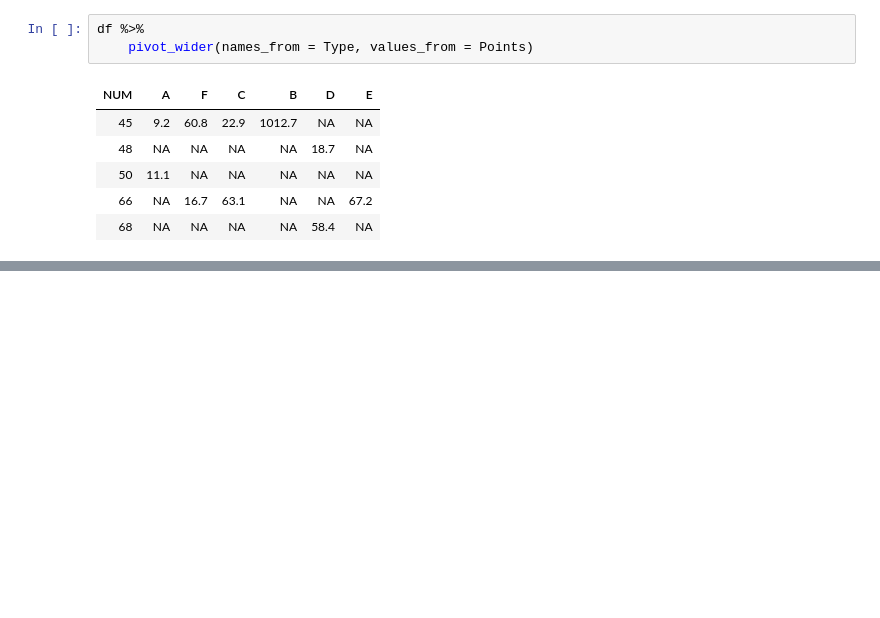
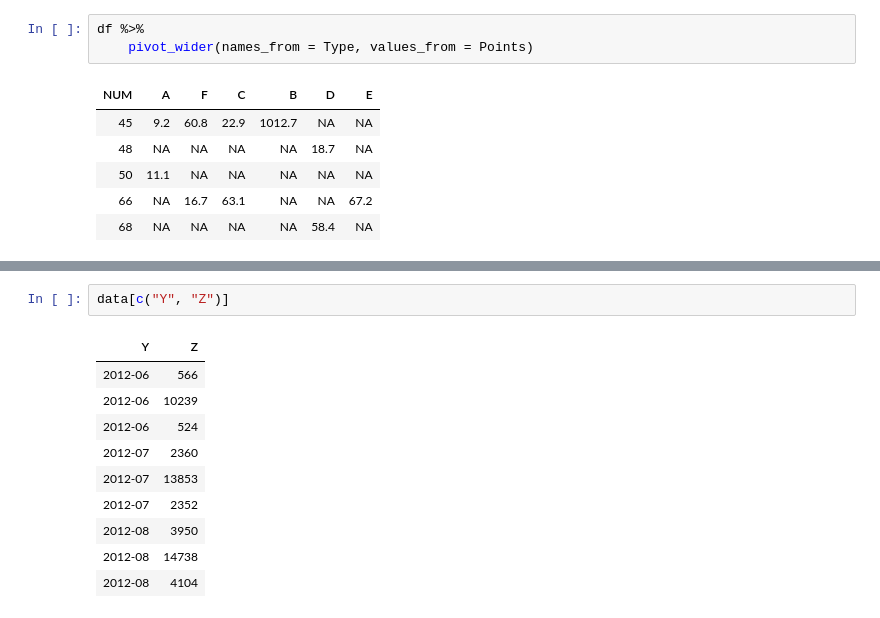
Before and after one commit to tuantla80/R-Shiny-Apps, a Jupyter notebook: R_Examples/Dataframe.ipynb, the cells around one changed output, grey strips where cells are left out. Drawn from its saved outputs; the diff is of its cells as text; blank space fills up the shorter version.

```diff
--- a/R_Examples/Dataframe.ipynb
+++ b/R_Examples/Dataframe.ipynb
@@ -695,0 +660,13 @@ df1
+# %%
+data[c("Y", "Z")]
+# %% [output]
+| Y | Z |
+| 2012-06 | 566 |
+| 2012-06 | 10239 |
+| 2012-06 | 524 |
+| 2012-07 | 2360 |
+| 2012-07 | 13853 |
+| 2012-07 | 2352 |
+| 2012-08 | 3950 |
+| 2012-08 | 14738 |
+| 2012-08 | 4104 |
```
Also changed, not shown: parts of 45 cells of this notebook.
